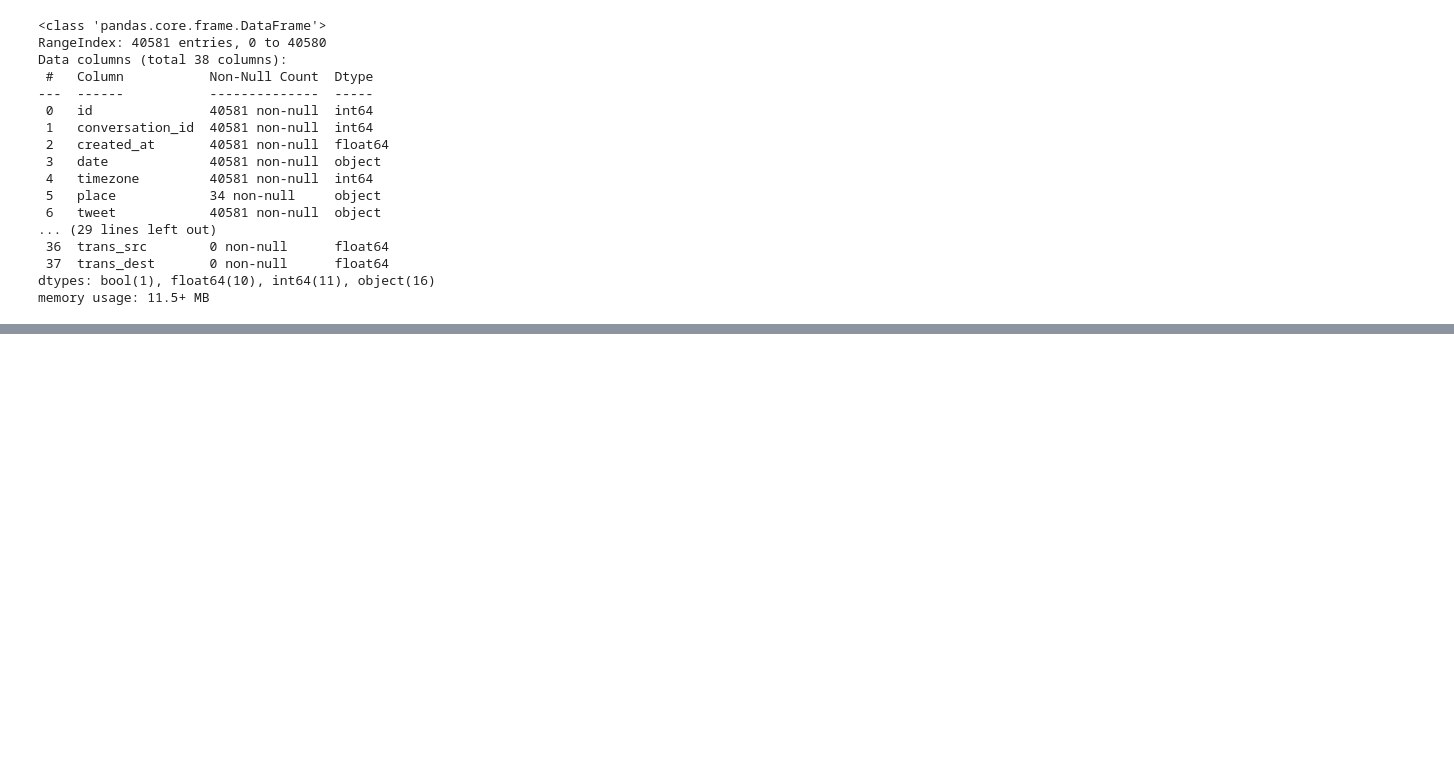
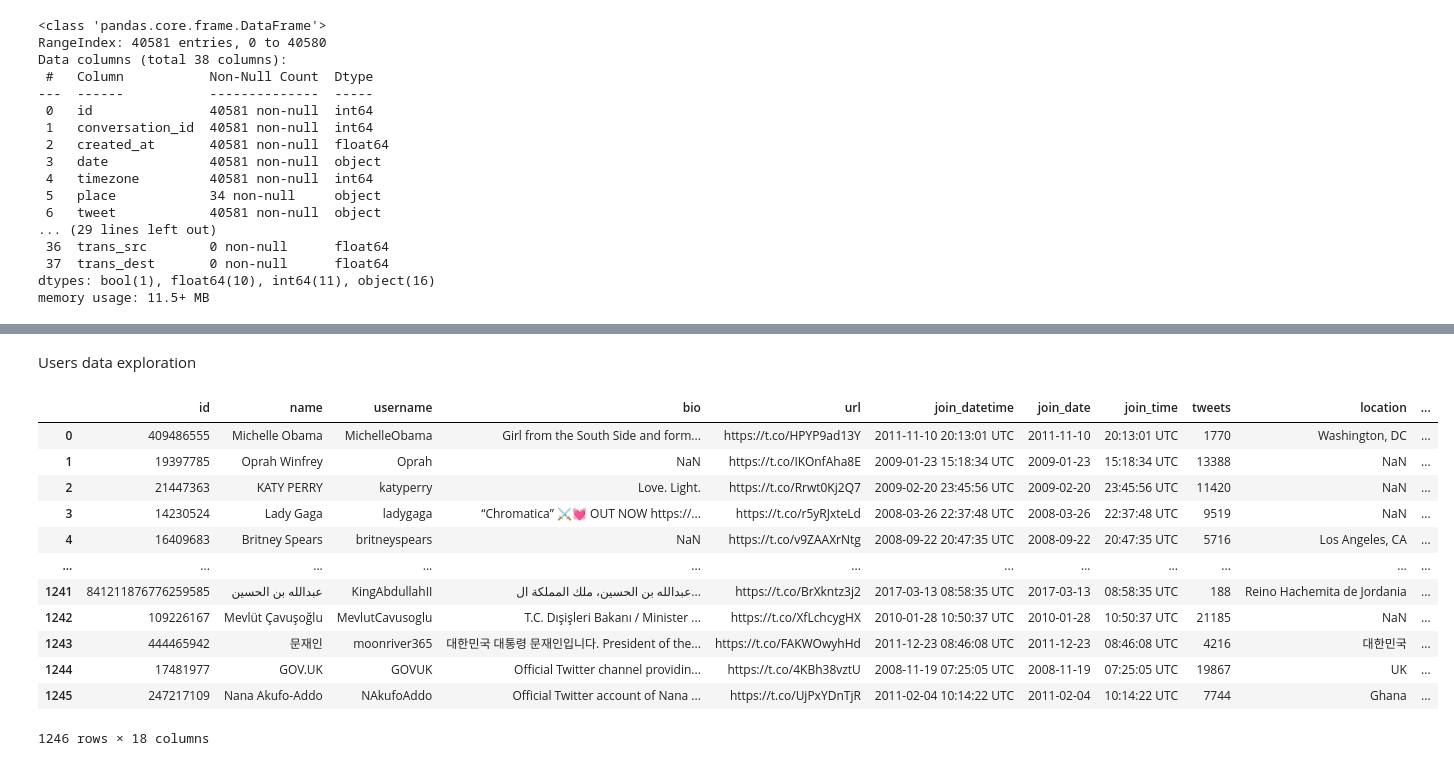
Before and after one commit to TehWeifu/IABD, a Jupyter notebook: SistemasDeAprendizajeAutomatico/Andreas/2-Twitter/JBSL-TwitterModel.ipynb, the cells around one changed output, grey strips where cells are left out. Saved outputs shown, nothing was run; the diff lists cells and outputs as text; code cells hidden in the pictures; blank space fills up the shorter version.

Commit message:
SAA - Unit 08 notes Twitter Project - Data exploration and tests

```diff
--- a/SistemasDeAprendizajeAutomatico/Andreas/2-Twitter/JBSL-TwitterModel.ipynb
+++ b/SistemasDeAprendizajeAutomatico/Andreas/2-Twitter/JBSL-TwitterModel.ipynb
@@ -14,3 +14,8 @@ from sklearn.preprocessing import OrdinalEncoder
 ### Tweet data exploration
 # %%
 tweets = pd.read_csv('./data/tweets.csv')
+users = pd.read_csv('./data/users.csv')
+# %%
+users.set_index('id', inplace=True)
+
+tweets_users = tweets.join(users, on='user_id', lsuffix='_tweet', rsuffix='_user', how='left')
@@ -52,0 +93,18 @@ memory usage: 11.5+ MB
+# %% [markdown]
+Users data exploration
+# %%
+users
+# %% [output]
+|  | id | name | username | bio | url | join_datetime | join_date | join_time | tweets | location | ... |
+| 0 | 409486555 | Michelle Obama | MichelleObama | Girl from the South Side and form... | https://t.co/HPYP9ad13Y | 2011-11-10 20:13:01 UTC | 2011-11-10 | 20:13:01 UTC | 1770 | Washington, DC | ... |
+| 1 | 19397785 | Oprah Winfrey | Oprah | NaN | https://t.co/IKOnfAha8E | 2009-01-23 15:18:34 UTC | 2009-01-23 | 15:18:34 UTC | 13388 | NaN | ... |
+| 2 | 21447363 | KATY PERRY | katyperry | Love. Light. | https://t.co/Rrwt0Kj2Q7 | 2009-02-20 23:45:56 UTC | 2009-02-20 | 23:45:56 UTC | 11420 | NaN | ... |
+| 3 | 14230524 | Lady Gaga | ladygaga | “Chromatica” ⚔️💓 OUT NOW https://... | https://t.co/r5yRJxteLd | 2008-03-26 22:37:48 UTC | 2008-03-26 | 22:37:48 UTC | 9519 | NaN | ... |
+| 4 | 16409683 | Britney Spears | britneyspears | NaN | https://t.co/v9ZAAXrNtg | 2008-09-22 20:47:35 UTC | 2008-09-22 | 20:47:35 UTC | 5716 | Los Angeles, CA | ... |
+| ... | ... | ... | ... | ... | ... | ... | ... | ... | ... | ... | ... |
+| 1241 | 841211876776259585 | عبدالله بن الحسين | KingAbdullahII | عبدالله بن الحسين، ملك المملكة ال... | https://t.co/BrXkntz3j2 | 2017-03-13 08:58:35 UTC | 2017-03-13 | 08:58:35 UTC | 188 | Reino Hachemita de Jordania | ... |
+| 1242 | 109226167 | Mevlüt Çavuşoğlu | MevlutCavusoglu | T.C. Dışişleri Bakanı / Minister ... | https://t.co/XfLchcygHX | 2010-01-28 10:50:37 UTC | 2010-01-28 | 10:50:37 UTC | 21185 | NaN | ... |
+| 1243 | 444465942 | 문재인 | moonriver365 | 대한민국 대통령 문재인입니다. President of the... | https://t.co/FAKWOwyhHd | 2011-12-23 08:46:08 UTC | 2011-12-23 | 08:46:08 UTC | 4216 | 대한민국 | ... |
+| 1244 | 17481977 | GOV.UK | GOVUK | Official Twitter channel providin... | https://t.co/4KBh38vztU | 2008-11-19 07:25:05 UTC | 2008-11-19 | 07:25:05 UTC | 19867 | UK | ... |
+| 1245 | 247217109 | Nana Akufo-Addo | NAkufoAddo | Official Twitter account of Nana ... | https://t.co/UjPxYDnTjR | 2011-02-04 10:14:22 UTC | 2011-02-04 | 10:14:22 UTC | 7744 | Ghana | ... |
+1246 rows × 18 columns
```
Also changed, not shown: parts of 5 cells of this notebook, 6 other files.
